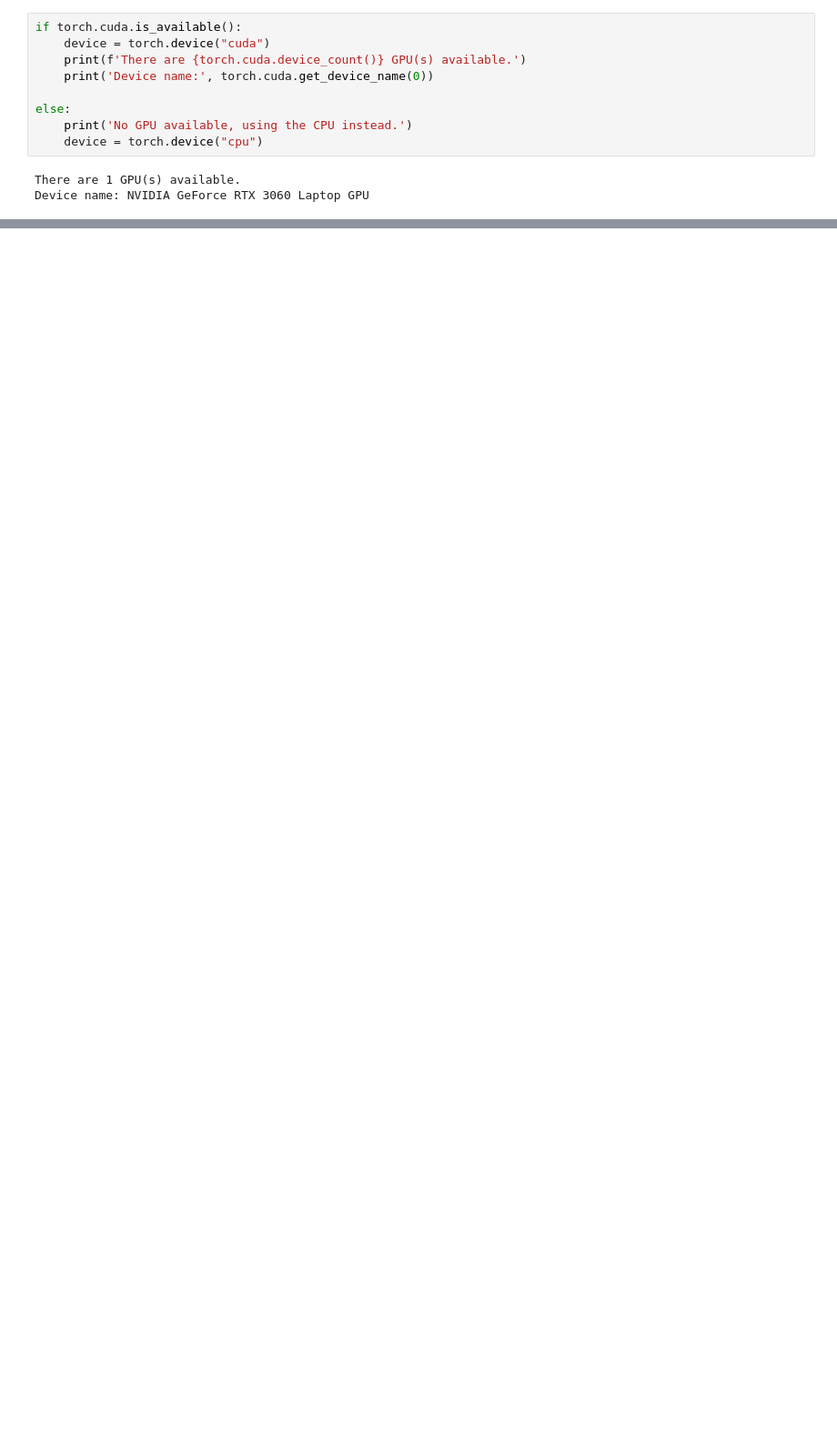
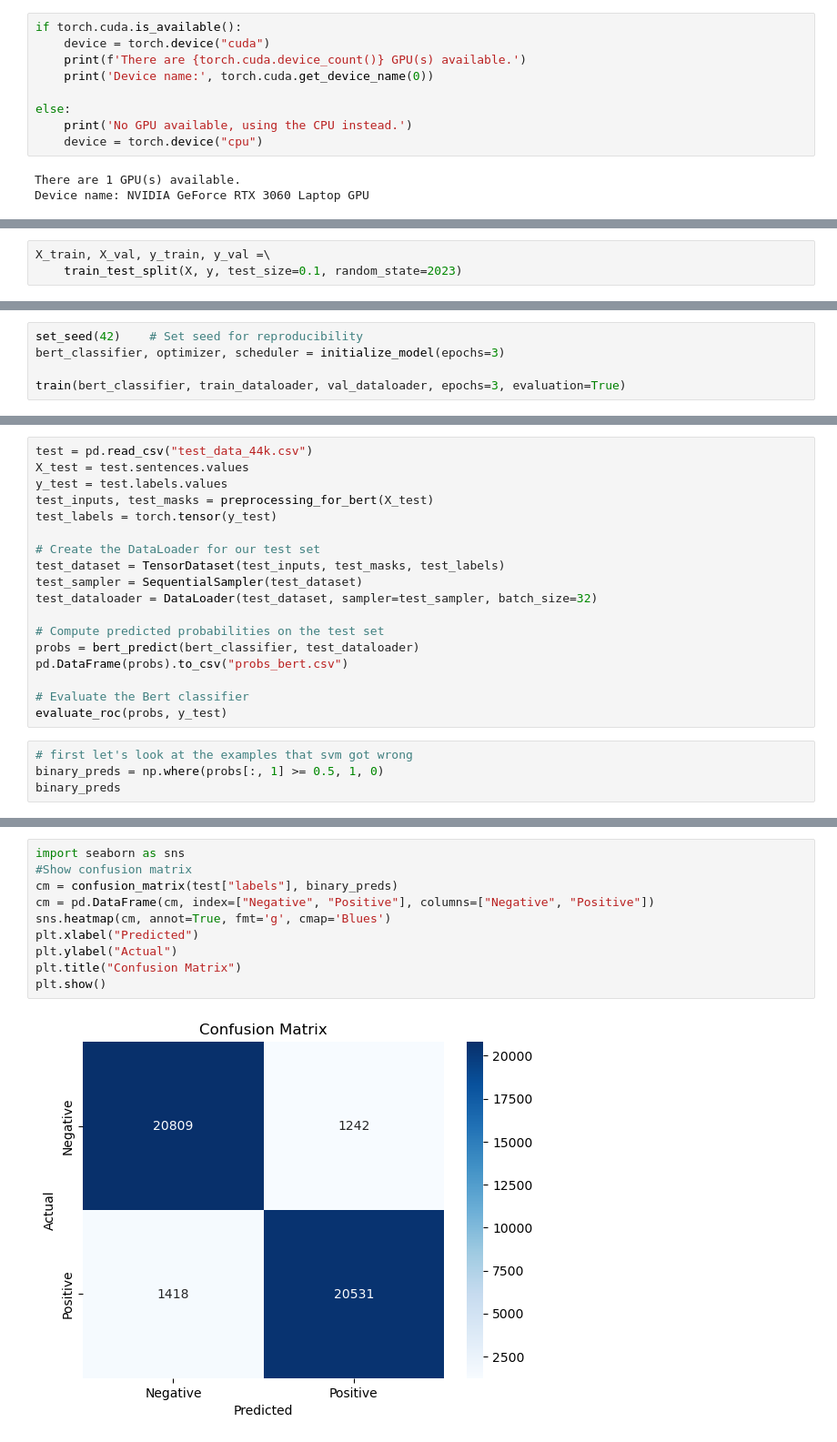
Before and after one commit to mehmetegekacar/Data-Mining-Project, a Jupyter notebook: Bert.ipynb, the cells around one changed output, grey strips where cells are left out. Shown: that part at 91% size. Cells and saved outputs as stored; diff of their text form; blank space fills up the shorter version.

```diff
--- a/Bert.ipynb
+++ b/Bert.ipynb
@@ -76,0 +62,3 @@ ValueError: too many values to unpack (expected 2)
+# %%
+X_train, X_val, y_train, y_val =\
+    train_test_split(X, y, test_size=0.1, random_state=2023)
@@ -76,0 +459,5 @@ ValueError: too many values to unpack (expected 2)
+# %%
+set_seed(42)    # Set seed for reproducibility
+bert_classifier, optimizer, scheduler = initialize_model(epochs=3)
+
+train(bert_classifier, train_dataloader, val_dataloader, epochs=3, evaluation=True)
@@ -76,0 +544,22 @@ ValueError: too many values to unpack (expected 2)
+# %%
+test = pd.read_csv("test_data_44k.csv")
+X_test = test.sentences.values
+y_test = test.labels.values
+test_inputs, test_masks = preprocessing_for_bert(X_test)
+test_labels = torch.tensor(y_test)
+
+# Create the DataLoader for our test set
+test_dataset = TensorDataset(test_inputs, test_masks, test_labels)
+test_sampler = SequentialSampler(test_dataset)
+test_dataloader = DataLoader(test_dataset, sampler=test_sampler, batch_size=32)
+
+# Compute predicted probabilities on the test set
+probs = bert_predict(bert_classifier, test_dataloader)
+pd.DataFrame(probs).to_csv("probs_bert.csv")
+
+# Evaluate the Bert classifier
+evaluate_roc(probs, y_test)
+# %%
+# first let's look at the examples that svm got wrong
+binary_preds = np.where(probs[:, 1] >= 0.5, 1, 0)
+binary_preds
@@ -76,0 +585,12 @@ ValueError: too many values to unpack (expected 2)
+# %%
+import seaborn as sns
+#Show confusion matrix
+cm = confusion_matrix(test["labels"], binary_preds)
+cm = pd.DataFrame(cm, index=["Negative", "Positive"], columns=["Negative", "Positive"])
+sns.heatmap(cm, annot=True, fmt='g', cmap='Blues')
+plt.xlabel("Predicted")
+plt.ylabel("Actual")
+plt.title("Confusion Matrix")
+plt.show()
+# %% [output]
+[figure, added]
```
Also changed, not shown: parts of 33 cells of this notebook, 4 other files.
